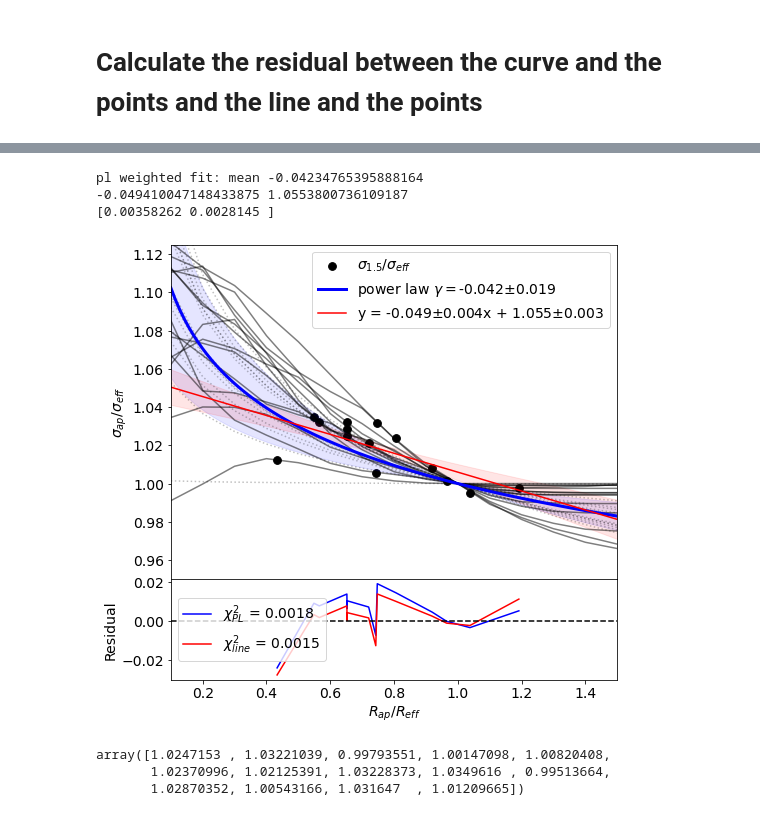
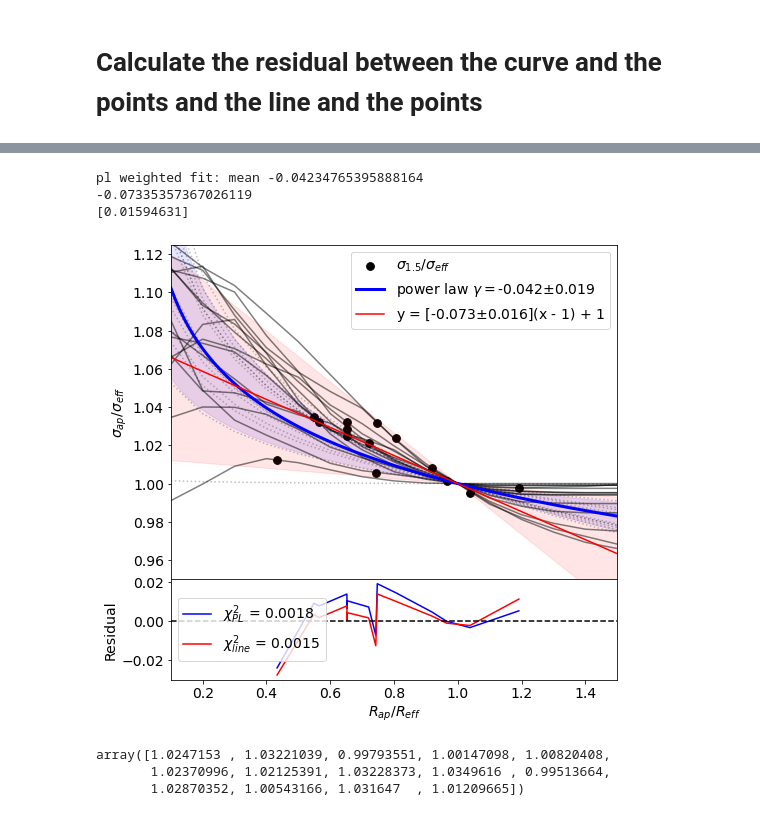
Before and after one commit to shawnknabel/slacs_kinematics_jam_modeling, a Jupyter notebook: jupyter_notebooks/kinematics_maps/rotators_apertures_mass_etc_022123.ipynb, the cells around one changed output, grey strips where cells are left out. Saved outputs shown, nothing was run; the diff lists cells and outputs as text; code cells hidden in the pictures.

```diff
--- a/jupyter_notebooks/kinematics_maps/rotators_apertures_mass_etc_022123.ipynb
+++ b/jupyter_notebooks/kinematics_maps/rotators_apertures_mass_etc_022123.ipynb
@@ -293,8 +293,8 @@ def prepare_to_jam(obj_name, file_dir):
     return (surf, sigma, qObs, kcwi_sigmapsf, Vrms_bin, dVrms_bin, V_bin, dV_bin, xbin_phot, ybin_phot, reff)
 # %%
 # add zlens and zsource to clasisfications
-zlens = slacs_ix.loc[slacs_ix['obj_name'].isin(classifications['obj_name']), 'zlens']
-zsource = slacs_ix.loc[slacs_ix['obj_name'].isin(classifications['obj_name']), 'zsource']
+zlens = classifications.zlens # slacs_ix.loc[slacs_ix['obj_name'].isin(classifications['obj_name']), 'zlens']
+zsource = classifications.zsource # slacs_ix.loc[slacs_ix['obj_name'].isin(classifications['obj_name']), 'zsource']
 # use angular diameter distance or luminosity distance?
 #distances = cosmo.luminosity_distance(zs).value
 DL = cosmo.angular_diameter_distance(zlens).value # Mpc
@@ -2069,6 +2048,10 @@ line 0.0014568051463482235
 # %%
 def power_law_fixed(x, a):
     return np.power(x, a)
+
+def linear_fixed(x, a):
+    y = a * (x - 1) + 1
+    return y
 
 # weighted
 ps = np.zeros(14)
@@ -2076,7 +2059,7 @@ variances = np.zeros((14, 2))
 
 aperture_ratios = 1.5/np.array(reffs)
 sigma_ratios = VD_ap_int_rms_pixel_method_sdssap/VD_aperture
-dsigma_ratios = sigma_ratios * np.sqrt((dVD_ap_int_rms_pixel_method_sdssap/VD_ap_int_rms_pixel_method_sdssap)**2 + (dVD_aperture/VD_aperture))
+dsigma_ratios = sigma_ratios * np.sqrt((dVD_ap_int_rms_pixel_method_sdssap/VD_ap_int_rms_pixel_method_sdssap)**2 + (dVD_aperture/VD_aperture)**2)
 
 fig, axs = plt.subplots(2, 1,
                         figsize=(8,8),
@@ -2087,7 +2070,7 @@ plt.subplots_adjust(hspace=0.0)
 for i in range(14):
     # plot the data
     axs[0].plot(reff_factors, VD_ratio[:,not_na][:,i], c='k', alpha=0.5)
-    # weighted
+    # weighted fit of power law
     p, cov = curve_fit(f=power_law_fixed, xdata=reff_factors, ydata=VD_ratio[:,not_na][:,i], p0=[0],
                        sigma=dVD_ratio[:,not_na][:,i],
                        absolute_sigma=True,
@@ -2132,56 +2115,67 @@ axs[0].fill_between(x, nom - std, nom + std,
 # plot the linear correlation for aperture of 1.5 arcseconds
 # linear fit
 n_obj = len(aperture_ratios[not_na]) # number objects fit
-p, cov = np.polyfit(aperture_ratios[not_na], sigma_ratios[not_na], deg=1, cov=True)
+p, cov = curve_fit(f=linear_fixed, xdata=aperture_ratios[not_na], ydata=sigma_ratios[not_na], p0=[0],
+                       sigma=dsigma_ratios,
+                       absolute_sigma=True,
+                       bounds=(-np.inf, np.inf))
 m=p[0]
-b=p[1]
 err =np.sqrt(np.diag(cov))/np.sqrt(n_obj)
 merr = err[0]
-berr = err[1]
-print(m, b)
+print(m)
 print(err)
 # plot the linear relation
-ac,bc = unc.correlated_values(p, cov) # This accounts for the covariance terms so that it gives the proper std at each x for the confidence band
+ac = unc.correlated_values(p, cov) # This accounts for the covariance terms so that it gives the proper std at each x for the confidence band
 # calculate regression confidence interval
-y = ac*x+bc
+y = ac*(x-1)+1
 nom = unp.nominal_values(y) # the value of the fit
 std = unp.std_devs(y)#/np.sqrt(len(log_stellar_masses[not_na])) # std at each x, makes the curve
 # plot the regression
-label=f'y = {"{:.3f}".format(m)}$\pm${"{:.3f}".format(merr)}x + {"{:.3f}".format(b)}$\pm${"{:.3f}".format(berr)}'
+label=f'y = [{"{:.3f}".format(m)}$\pm${"{:.3f}".format(merr)}](x - 1) + 1'
 axs[0].plot(x, nom, c='r', label=label)
 # uncertainty lines (95% confidence)
 axs[0].fill_between(x, nom - std, nom + std,
                  color='r',
                  alpha=0.1#,\
          #label='95% Confidence Region'
                 )
 
 
 axs[0].legend()
 #axs[0].set_xlim(0.1, 1.5)
 axs[1].set_xlabel(r'$R_{ap}/R_{eff}$')
 axs[0].set_ylabel(r'$\sigma_{ap}/\sigma_{eff}$')
 axs[1].set_xlim(0.1, 1.5)
 axs[0].set_ylim(0.95, 1.125)
 #axs[1].set_yticks(np.arange(0.0, 0.15, 0.05))
 
 # residuals
 sort = np.argsort(aperture_ratios[not_na])
 curve_label = r'$\chi^2_{PL}$ = %.4f' % chi2_curve
 line_label = r'$\chi^2_{line}$ = %.4f' % chi2_line
 axs[1].plot(aperture_ratios[not_na][sort], residuals_curve[sort], c='b', label=curve_label)
 axs[1].plot(aperture_ratios[not_na][sort], residuals_line[sort], c='r', label=line_label)
 axs[1].axhline(0, 0, 1, color='k', linestyle='--')
 axs[1].set_ylabel(r'Residual')
 axs[1].legend(loc='center left')
 
 #plt.savefig(f'{figure_dir}aperture_correction_power_law.png', bbox_inches='tight')
 plt.savefig(f'{figure_dir}aperture_correction_power_law.pdf', bbox_inches='tight')
+
+### Ideas to improve this plot
+'''
+remove dotted fits of individual objects
+turn down alpha on gray lines
+turn up alpha on shaded areas
+make residual dots instead of lines
+put in errorbar(s)
+put grids?
+'''
 # %% [output]
 pl weighted fit: mean -0.04234765395888164
--0.049410047148433875 1.0553800736109187
-[0.00358262 0.0028145 ]
+-0.07335357367026119
+[0.01594631]
-[figure, old version]
+[figure, new version]
 # %%
 sigma_ratios[not_na]
 # %% [output]
```
Also changed, not shown: parts of 13 cells of this notebook, 22 other files.
